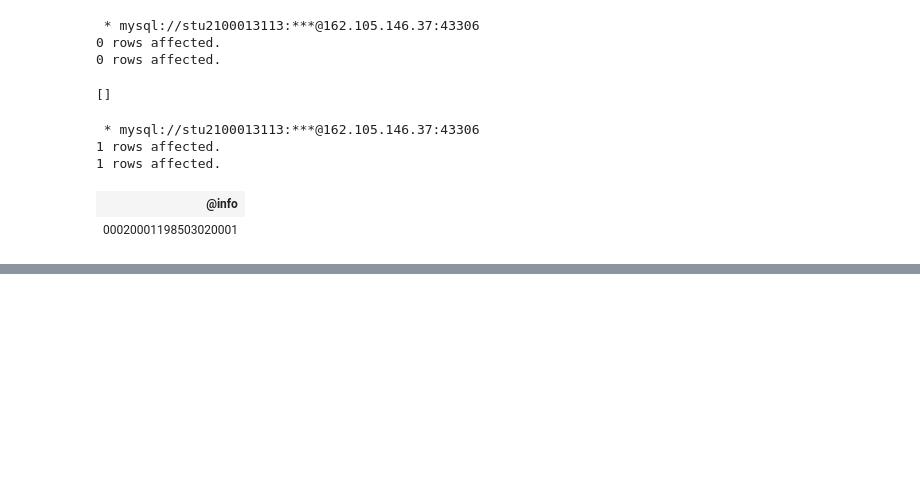
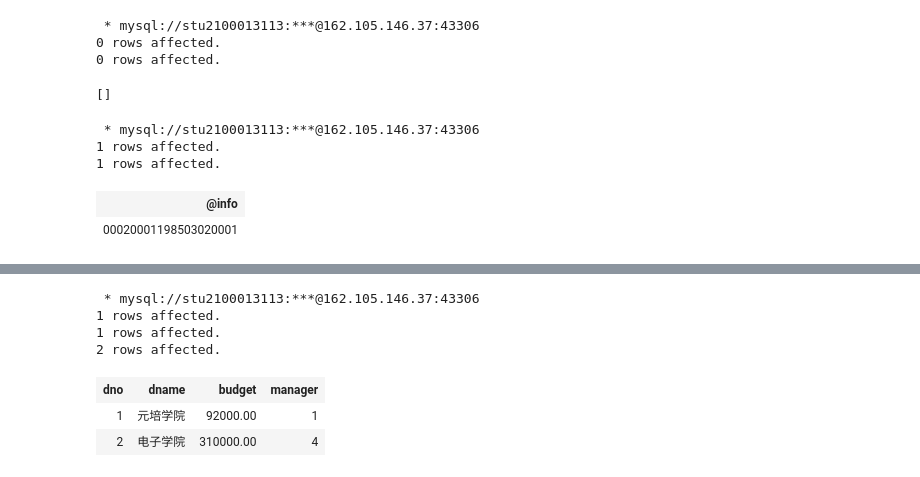
Before and after one commit to Cxhcmhhh/DB_Proj2, a Jupyter notebook: 实习二_蔡鑫豪_马啸宇_章毅.ipynb, the cells around one changed output, grey strips where cells are left out. Saved outputs shown, nothing was run; the diff lists cells and outputs as text; code cells hidden in the pictures; blank space fills up the shorter version.

```diff
--- a/实习二_蔡鑫豪_马啸宇_章毅.ipynb
+++ b/实习二_蔡鑫豪_马啸宇_章毅.ipynb
@@ -223,0 +431,13 @@ SELECT @info;
+# %%
+%%sql
+UPDATE Emp SET salary = 30000 WHERE eno = 1;
+UPDATE Emp SET salary = 20000 WHERE eno = 4;
+SELECT * FROM Dept;
+# %% [output]
+ * mysql://stu2100013113:***@162.105.146.37:43306
+1 rows affected.
+1 rows affected.
+2 rows affected.
+| dno | dname | budget | manager |
+| 1 | 元培学院 | 92000.00 | 1 |
+| 2 | 电子学院 | 310000.00 | 4 |
```
Also changed, not shown: parts of 13 cells of this notebook.
